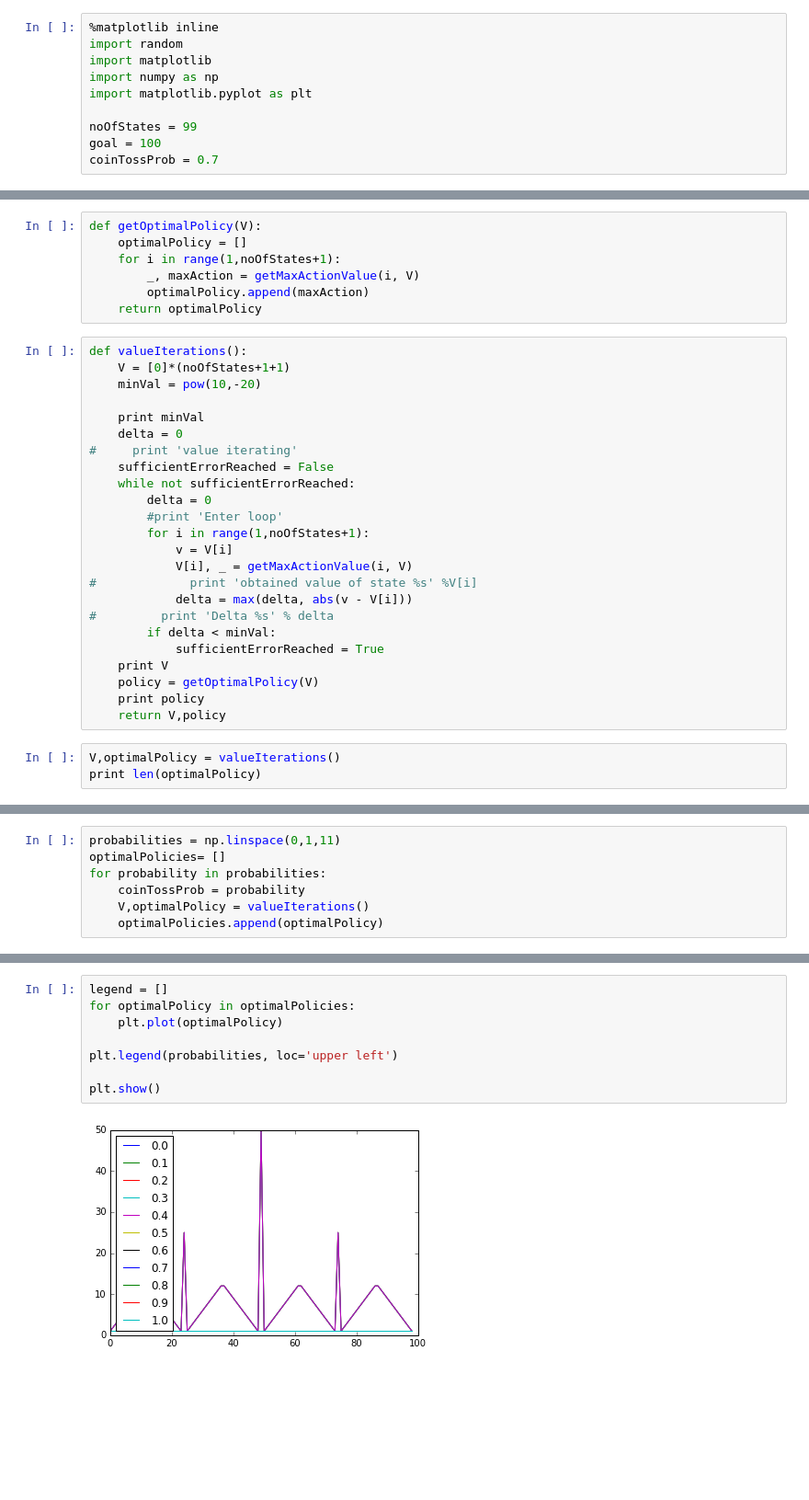
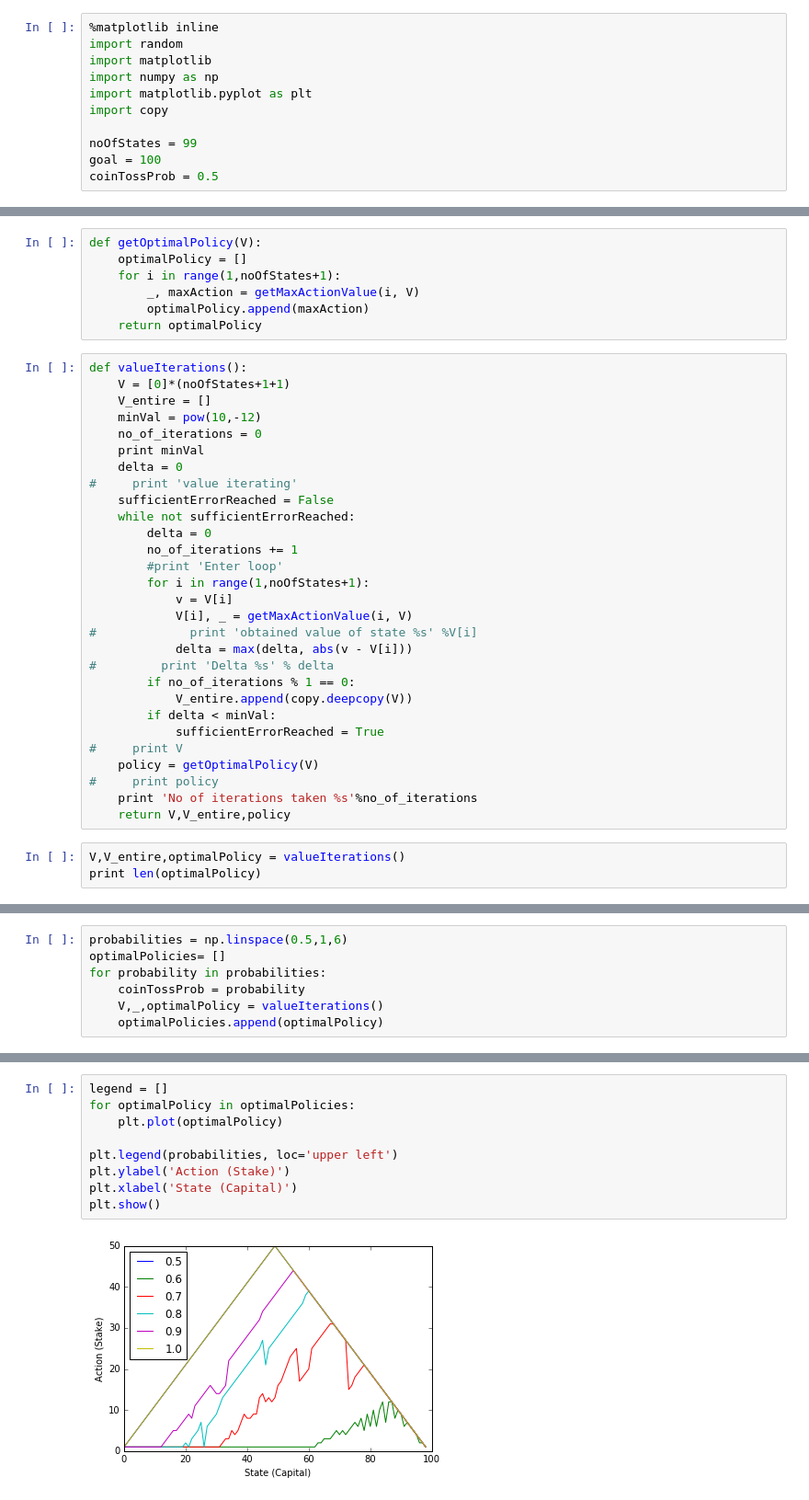
Before and after one commit to ashuven63/ValueIterationGamblers, a Jupyter notebook: GamblersProblem.ipynb, the cells around one changed output, grey strips where cells are left out. Shown at 92% size. Saved outputs shown, nothing was run; the diff lists cells and outputs as text; blank space fills up the shorter version.

```diff
--- a/GamblersProblem.ipynb
+++ b/GamblersProblem.ipynb
@@ -4,10 +4,11 @@ import random
 import matplotlib
 import numpy as np
 import matplotlib.pyplot as plt
+import copy
 
 noOfStates = 99
 goal = 100
-coinTossProb = 0.7
+coinTossProb = 0.5
 # %%
 def coinToss():
     if random.random() < coinTossProb:
@@ -51,14 +52,16 @@ def getOptimalPolicy(V):
 # %%
 def valueIterations():
     V = [0]*(noOfStates+1+1)
-    minVal = pow(10,-20)
-
+    V_entire = []
+    minVal = pow(10,-12)
+    no_of_iterations = 0
     print minVal
     delta = 0
 #     print 'value iterating'
     sufficientErrorReached = False
     while not sufficientErrorReached:
         delta = 0
+        no_of_iterations += 1
         #print 'Enter loop'
         for i in range(1,noOfStates+1):
             v = V[i]
@@ -66,13 +69,16 @@ def valueIterations():
 #             print 'obtained value of state %s' %V[i]
             delta = max(delta, abs(v - V[i]))
 #         print 'Delta %s' % delta
+        if no_of_iterations % 1 == 0:
+            V_entire.append(copy.deepcopy(V))
         if delta < minVal:
             sufficientErrorReached = True
-    print V
+#     print V
     policy = getOptimalPolicy(V)
-    print policy
-    return V,policy
+#     print policy
+    print 'No of iterations taken %s'%no_of_iterations
+    return V,V_entire,policy
 # %%
-V,optimalPolicy = valueIterations()
+V,V_entire,optimalPolicy = valueIterations()
 print len(optimalPolicy)
 # %% [output]
@@ -97,8 +118,8 @@ plt.xlabel('Capital')
 # %%
-probabilities = np.linspace(0,1,11)
+probabilities = np.linspace(0.5,1,6)
 optimalPolicies= []
 for probability in probabilities:
     coinTossProb = probability
-    V,optimalPolicy = valueIterations()
+    V,_,optimalPolicy = valueIterations()
     optimalPolicies.append(optimalPolicy)
 # %% [output]
@@ -122,10 +138,11 @@ for probability in probabilities:
 # %%
 legend = []
 for optimalPolicy in optimalPolicies:
     plt.plot(optimalPolicy)
 
 plt.legend(probabilities, loc='upper left')
-
+plt.ylabel('Action (Stake)')
+plt.xlabel('State (Capital)')
 plt.show()
 # %% [output]
-[figure, old version]
+[figure, new version]
```
Also changed, not shown: parts of 6 cells of this notebook.
